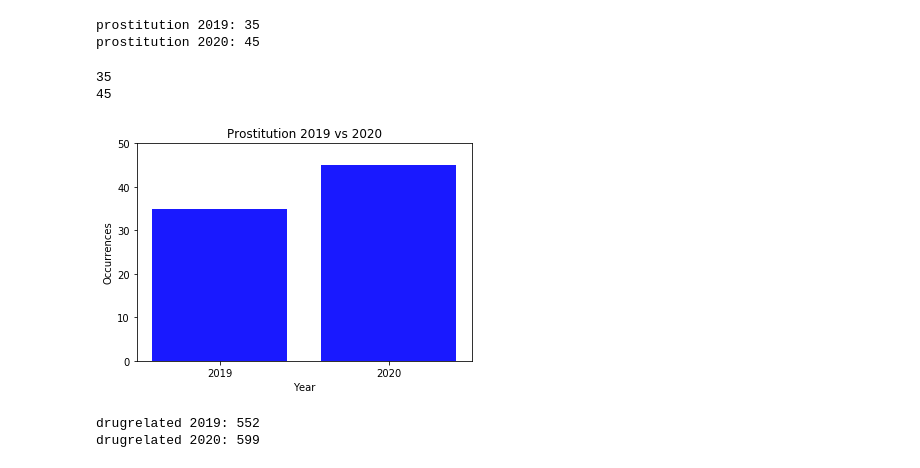
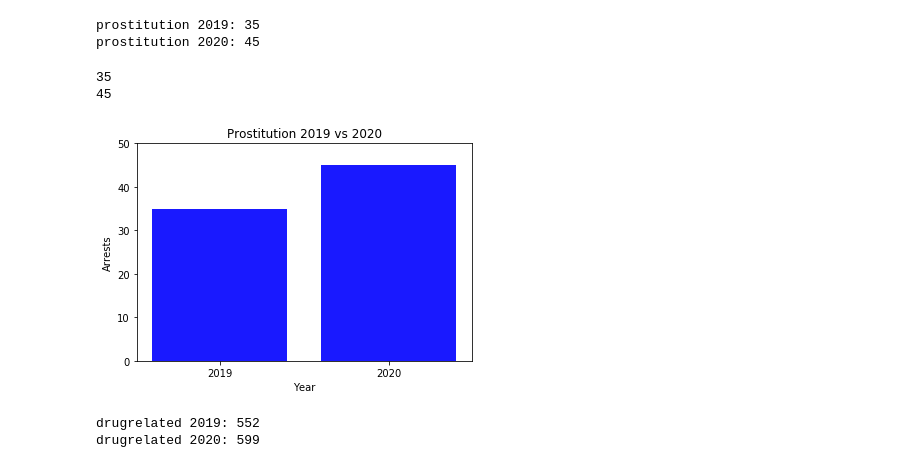
Before and after one commit to ibeth92/Crime_in_the_Time_of_COVID, a Jupyter notebook: rick.project1.ipynb, the cells around one changed output. Drawn from its saved outputs; the diff is of its cells as text; code cells hidden in the pictures.

```diff
--- a/rick.project1.ipynb
+++ b/rick.project1.ipynb
@@ -158,23 +158,23 @@ prostitution 2020: 45
 # %%
 prostitution_count2019 = prostitution2019["Address"].count()
 print(prostitution_count2019)
 prostitution_count2020 = prostitution2020["Address"].count()
 print(prostitution_count2020)
 counts =[prostitution_count2019,prostitution_count2020]
 x_axis = np.arange(len(counts))
 
 plt.bar(x_axis, counts, color='b', alpha=0.9, align="center")
 tick_locations = [value for value in x_axis]
 plt.xticks(tick_locations, ["2019", "2020"])
 plt.ylim(0,50)
 plt.title("Prostitution 2019 vs 2020")
 plt.xlabel("Year")
-plt.ylabel("Occurrences")
+plt.ylabel("Arrests")
 plt.show()
 # %% [output]
 35
 45
-[figure, old version]
+[figure, new version]
 # %%
 drugrelated2019 = crime_data2019[crime_data2019['Highest Offense Description'].str.contains("DRUG")]
 print(f"drugrelated 2019: {len(drugrelated2019)}")
```
Also changed, not shown: parts of 22 cells of this notebook.
